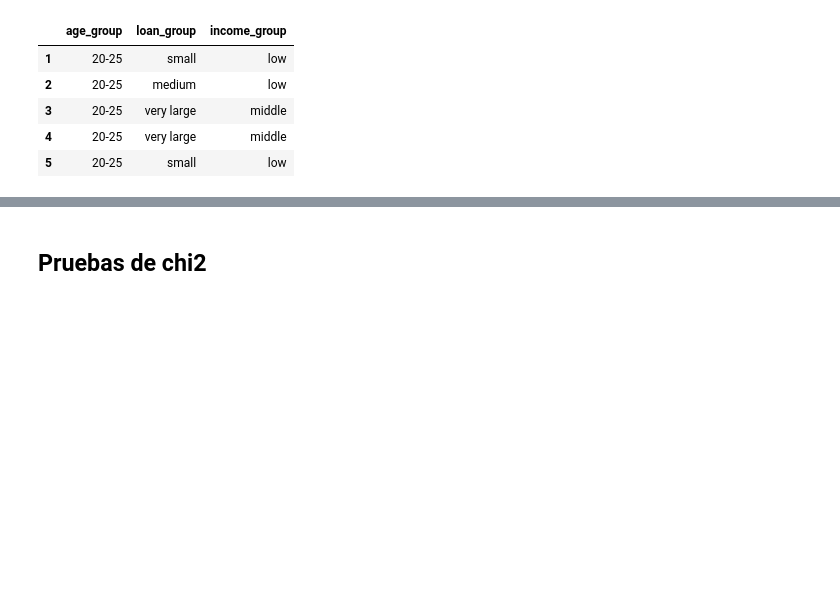
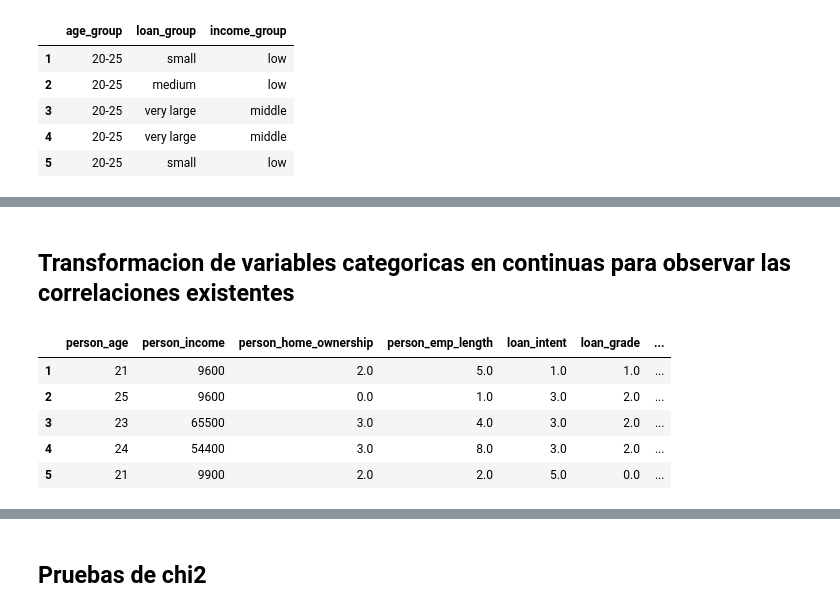
Before and after one commit to dgilrua/proyecto1-analitica, a Jupyter notebook: main.ipynb, the cells around one changed output, grey strips where cells are left out. Cells and saved outputs as stored; diff of their text form; code cells hidden in the pictures; blank space fills up the shorter version.

```diff
--- a/main.ipynb
+++ b/main.ipynb
@@ -362,0 +294,2 @@ df.head()
+# %% [markdown]
+## Transformacion de variables categoricas en continuas para observar las correlaciones existentes
@@ -362,0 +308,10 @@ df.head()
+# %%
+#Verificar que se aplico el encoder
+df2.head()
+# %% [output]
+|  | person_age | person_income | person_home_ownership | person_emp_length | loan_intent | loan_grade | ... |
+| 1 | 21 | 9600 | 2.0 | 5.0 | 1.0 | 1.0 | ... |
+| 2 | 25 | 9600 | 0.0 | 1.0 | 3.0 | 2.0 | ... |
+| 3 | 23 | 65500 | 3.0 | 4.0 | 3.0 | 2.0 | ... |
+| 4 | 24 | 54400 | 3.0 | 8.0 | 3.0 | 2.0 | ... |
+| 5 | 21 | 9900 | 2.0 | 2.0 | 5.0 | 0.0 | ... |
```
Also changed, not shown: parts of 29 cells of this notebook.
